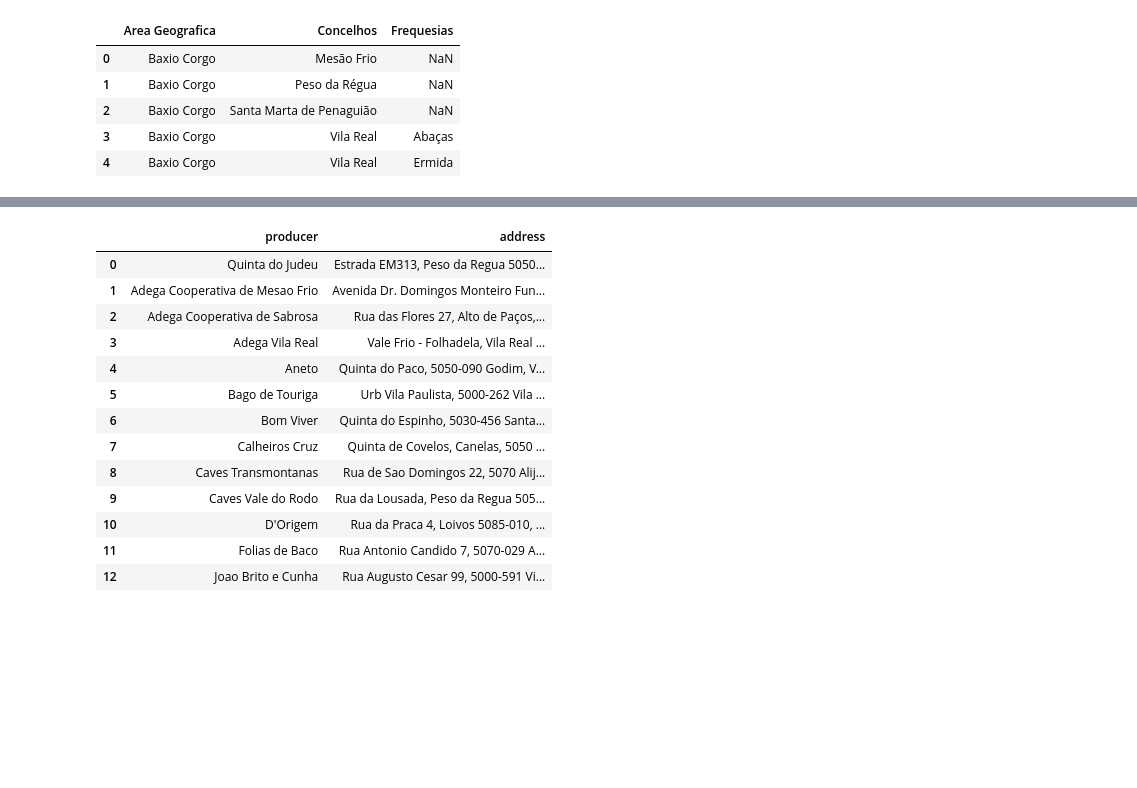
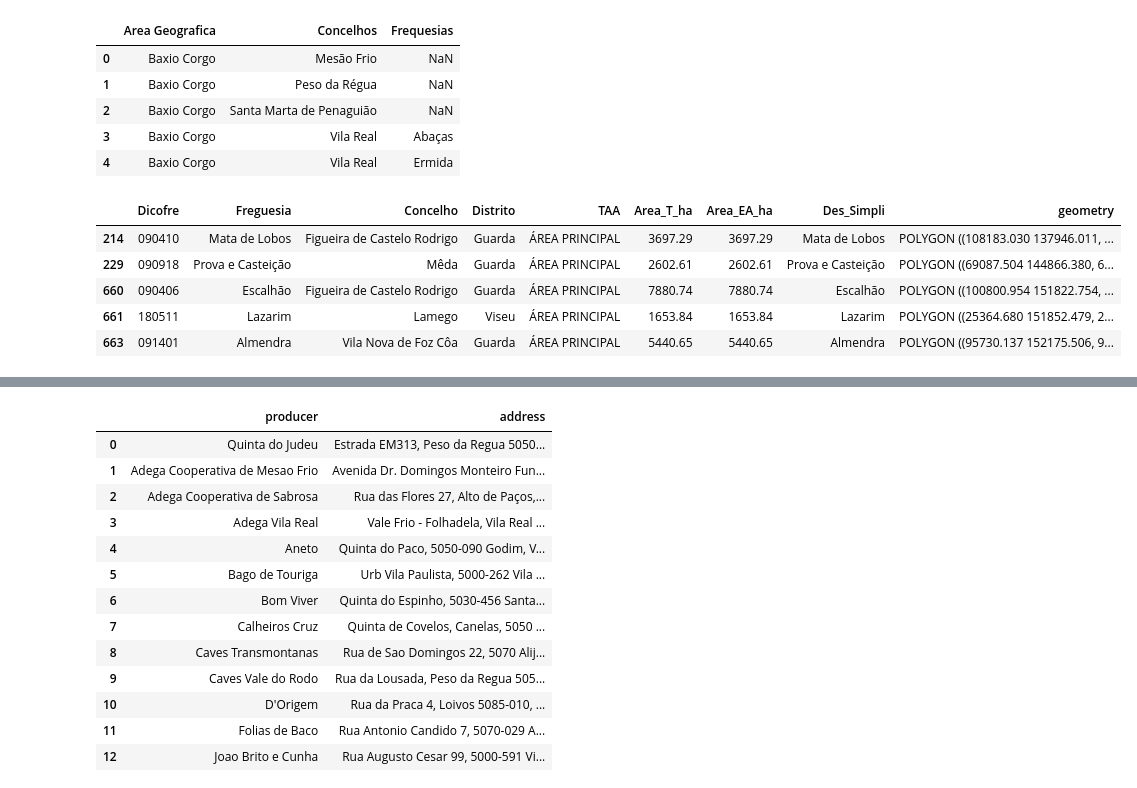
Before and after one commit to Poseidone1/wine_project, a Jupyter notebook: Wine_Analysis.ipynb, the cells around one changed output, grey strips where cells are left out. Drawn from its saved outputs; the diff is of its cells as text; code cells hidden in the pictures; blank space fills up the shorter version.

```diff
--- a/Wine_Analysis.ipynb
+++ b/Wine_Analysis.ipynb
@@ -65,8 +54,8 @@ print(pt_municipalities_gdf[pt_municipalities_gdf['Concelho']=='Santa Marta de P
 # %%
-### Load Douro Municipalities and parishes
-douro_municipalities_parishes_df = pd.read_excel(douro_path+"douro_municipality_parish.xlsx")
-douro_municipalities_parishes_df.shape
-douro_municipalities_parishes_df.head()
+### Load Douro municipalities and parishes dataset where douro wine is produced.
+douro_municipalities_df = pd.read_excel(douro_path+"douro_municipality_parish.xlsx")
+douro_municipalities_df.shape
+douro_municipalities_df.head()
 # %% [output]
 |  | Area Geografica | Concelhos | Frequesias |
 | 0 | Baxio Corgo | Mesão Frio | NaN |
@@ -75,6 +64,15 @@ douro_municipalities_parishes_df.head()
 | 3 | Baxio Corgo | Vila Real | Abaças |
 | 4 | Baxio Corgo | Vila Real | Ermida |
 # %%
-unique_munic = douro_municipalities_parishes_df['Concelhos'].unique()
+# Get the list of unique Douro municipalities
+unique_munic = douro_municipalities_df['Concelhos'].unique()
+pt_douro_munic_gdf = pt_municipalities_gdf[pt_municipalities_gdf['Concelho'].apply(lambda muni: muni in unique_munic)] #extract Douro municipalities from Portugal dataset
-# %%
-pt_douro_munic_gdf = pt_municipalities_gdf['Concelho'].apply(lambda muni: muni in unique_munic)
+# %%
+pt_douro_munic_gdf.head() #Check the dataframe
+# %% [output]
+|  | Dicofre | Freguesia | Concelho | Distrito | TAA | Area_T_ha | Area_EA_ha | Des_Simpli | geometry |
+| 214 | 090410 | Mata de Lobos | Figueira de Castelo Rodrigo | Guarda | ÁREA PRINCIPAL | 3697.29 | 3697.29 | Mata de Lobos | POLYGON ((108183.030 137946.011, ... |
+| 229 | 090918 | Prova e Casteição | Mêda | Guarda | ÁREA PRINCIPAL | 2602.61 | 2602.61 | Prova e Casteição | POLYGON ((69087.504 144866.380, 6... |
+| 660 | 090406 | Escalhão | Figueira de Castelo Rodrigo | Guarda | ÁREA PRINCIPAL | 7880.74 | 7880.74 | Escalhão | POLYGON ((100800.954 151822.754, ... |
+| 661 | 180511 | Lazarim | Lamego | Viseu | ÁREA PRINCIPAL | 1653.84 | 1653.84 | Lazarim | POLYGON ((25364.680 151852.479, 2... |
+| 663 | 091401 | Almendra | Vila Nova de Foz Côa | Guarda | ÁREA PRINCIPAL | 5440.65 | 5440.65 | Almendra | POLYGON ((95730.137 152175.506, 9... |
```
Also changed, not shown: parts of 27 cells of this notebook, 2 other files.
